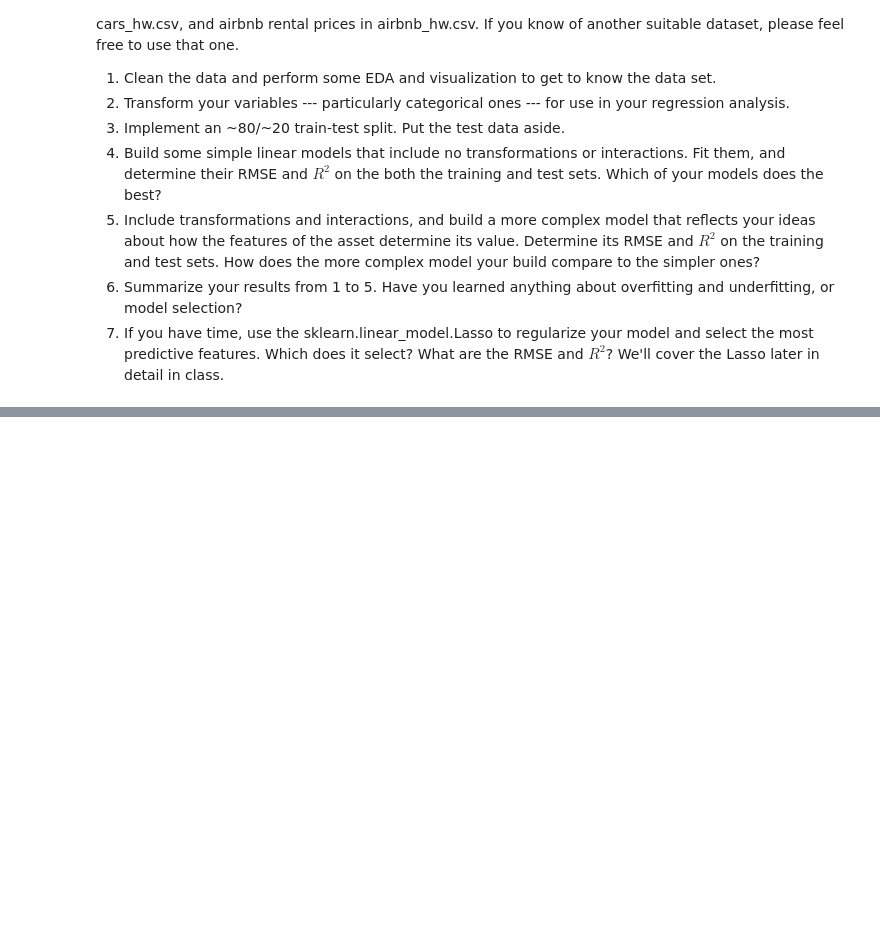
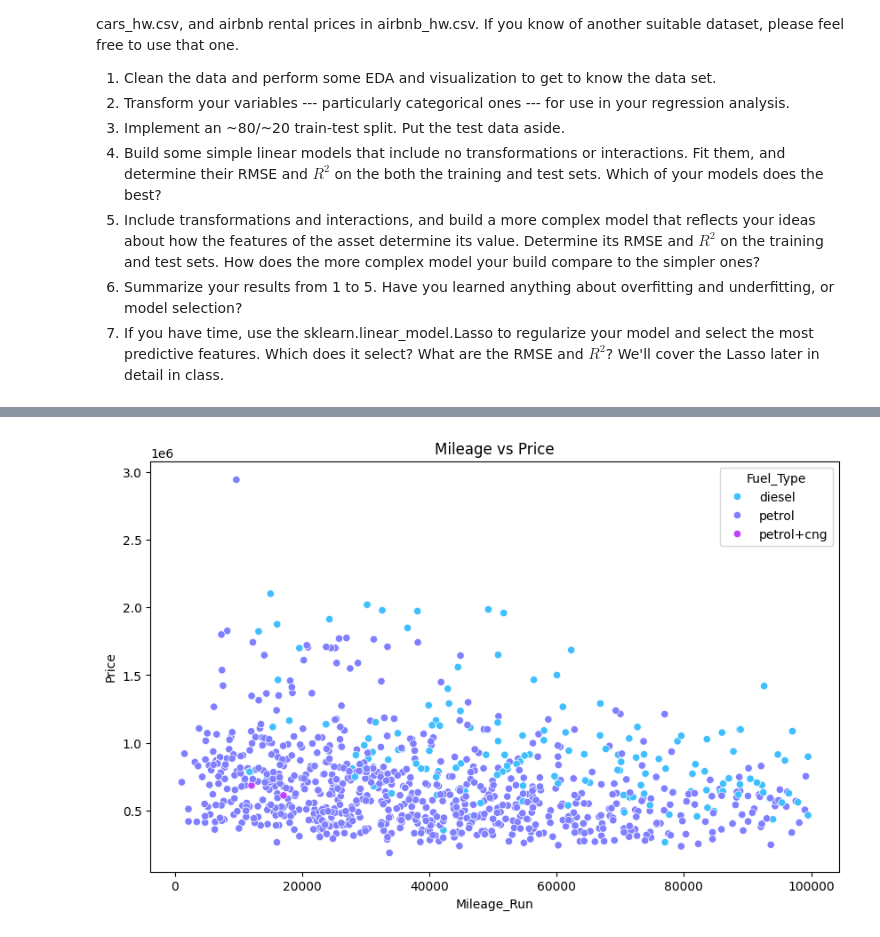
Before and after one commit to alliemkim/ds-3001, a Jupyter notebook: labs/4_hedonic_pricing.ipynb, the cells around one changed output, grey strips where cells are left out. Cells and saved outputs as stored; diff of their text form; code cells hidden in the pictures; blank space fills up the shorter version.

```diff
--- a/labs/4_hedonic_pricing.ipynb
+++ b/labs/4_hedonic_pricing.ipynb
@@ -14,0 +46,8 @@ In the lab folder, there are three options: housing prices in pierce_county_hous
+# %%
+# Mileage vs. Price scatter plot
+plt.figure(figsize=(10, 6))
+sns.scatterplot(data=df, x='Mileage_Run', y='Price', hue='Fuel_Type', palette='cool')
+plt.title('Mileage vs Price')
+plt.show()
+# %% [output]
+[figure, added]
```
Also changed, not shown: parts of 14 cells of this notebook.
